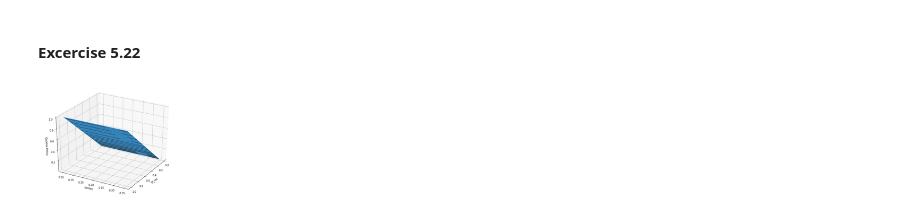
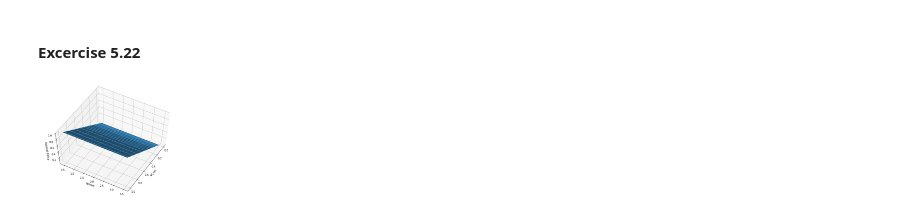
Before and after one commit to jsgenan/persp-model-econ_W19, a Jupyter notebook: ProblemSets/PS3/PS3_NanGe.ipynb, the cells around one changed output. Saved outputs shown, nothing was run; the diff lists cells and outputs as text; code cells hidden in the pictures.

```diff
--- a/ProblemSets/PS3/PS3_NanGe.ipynb
+++ b/ProblemSets/PS3/PS3_NanGe.ipynb
@@ -167,7 +167,7 @@ $$V ( W , \varepsilon ) = \max _ { W ^ { \prime } \in [ 0 , W ] } \varepsilon u
 # %% [markdown]
 #### Excercise 5.16
 # %%
-sigma = 0.05
+sigma = 0.5
 M = 7
 mu = 4*sigma
 e_ub = mu+3*sigma
@@ -326,13 +442,13 @@ array([[0.01, 0.01, 0.01, 0.01, 0.01, 0.01, 0.01],
 # %%
 from mpl_toolkits import mplot3d
 X, Y = np.meshgrid(W_vec, epsilon)
 fig = plt.figure(figsize=(10, 8))
 ax = fig.add_subplot(111, projection='3d')
 ax.plot_surface(X.T, Y.T, W_new)
 ax.set_xlabel('W_vec')
 ax.set_ylabel('epsilon')
 ax.set_zlabel('Optimal Policy')
-ax.view_init(elev=30,azim=30)
+ax.view_init(elev=60,azim=30)
 plt.show()
 # %% [output]
-[figure, old version]
+[figure, new version]
```
Also changed, not shown: parts of 11 cells of this notebook, 6 other files.
